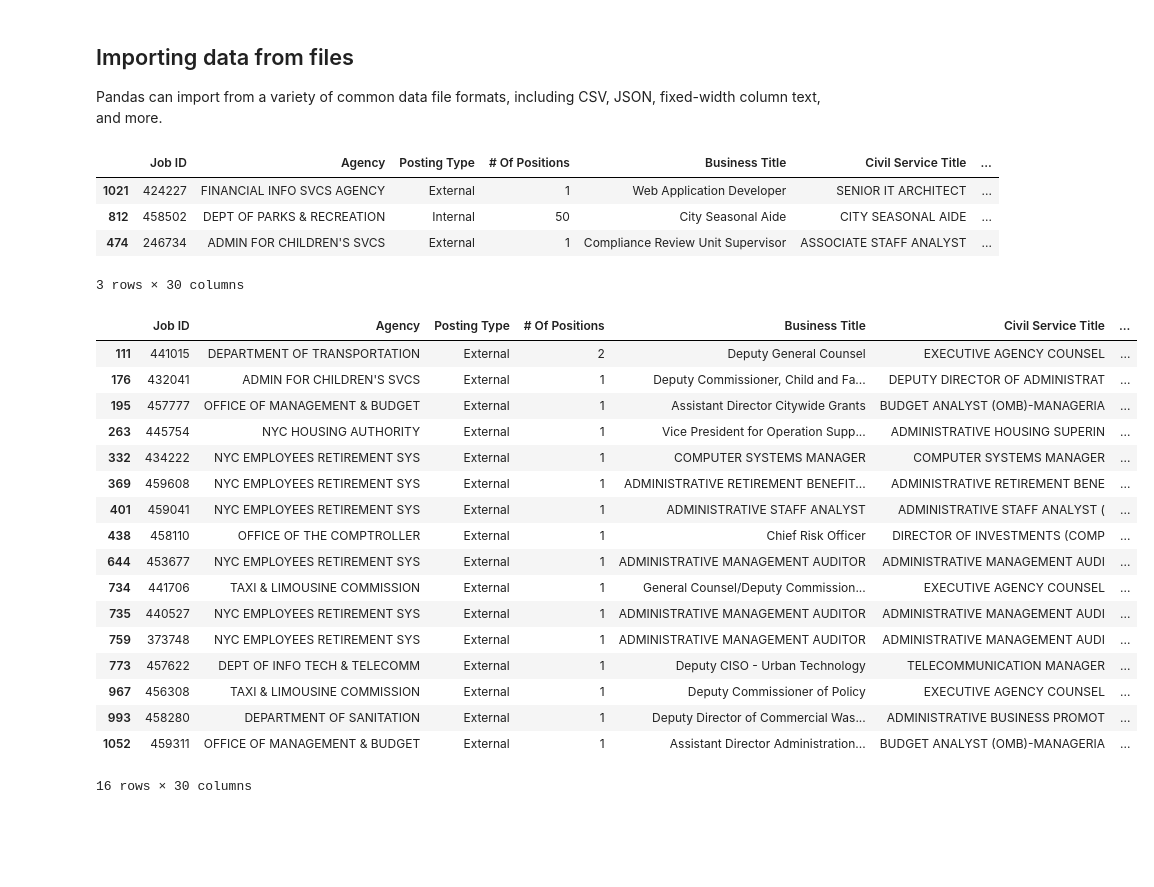
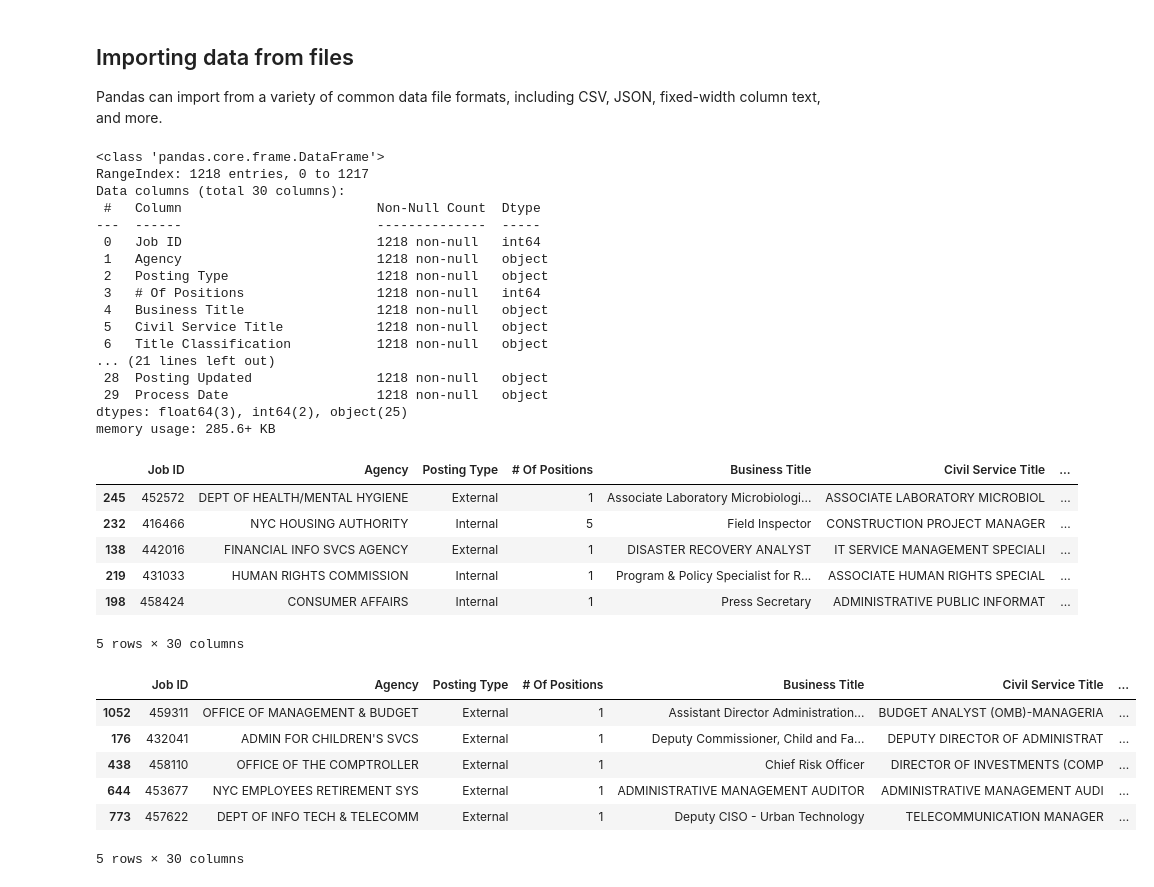
Before and after one commit to nyu-database-design/course-materials, a Jupyter notebook: docs/files/jupyter/pandas_dataframe.ipynb, the cells around one changed output. Saved outputs shown, nothing was run; the diff lists cells and outputs as text; code cells hidden in the pictures; blank space fills up the shorter version.

```diff
--- a/docs/files/jupyter/pandas_dataframe.ipynb
+++ b/docs/files/jupyter/pandas_dataframe.ipynb
@@ -128,34 +217,49 @@ Pandas can import from a variety of common data file formats, including CSV, JSO
 # %%
 # open data about NYC jobs from https://data.cityofnewyork.us/City-Government/NYC-Jobs/kpav-sd4t
 df = pd.read_csv('./NYC_Jobs.csv')
+# %%
+# get the DataFrame's schema - notice the auto-detection of data types
+df.info()
+# %% [output]
+<class 'pandas.core.frame.DataFrame'>
+RangeIndex: 1218 entries, 0 to 1217
+Data columns (total 30 columns):
+ #   Column                         Non-Null Count  Dtype
+---  ------                         --------------  -----
+ 0   Job ID                         1218 non-null   int64
+ 1   Agency                         1218 non-null   object
+ 2   Posting Type                   1218 non-null   object
+ 3   # Of Positions                 1218 non-null   int64
+ 4   Business Title                 1218 non-null   object
+ 5   Civil Service Title            1218 non-null   object
+ 6   Title Classification           1218 non-null   object
+... (21 lines left out)
+ 28  Posting Updated                1218 non-null   object
+ 29  Process Date                   1218 non-null   object
+dtypes: float64(3), int64(2), object(25)
+memory usage: 285.6+ KB
 # %%
 # show a few randomly-sampled rows
-df.sample(3)
+df.sample(5)
 # %% [output]
 |  | Job ID | Agency | Posting Type | # Of Positions | Business Title | Civil Service Title | ... |
-| 1021 | 424227 | FINANCIAL INFO SVCS AGENCY | External | 1 | Web Application Developer | SENIOR IT ARCHITECT | ... |
-| 812 | 458502 | DEPT OF PARKS & RECREATION | Internal | 50 | City Seasonal Aide | CITY SEASONAL AIDE | ... |
-| 474 | 246734 | ADMIN FOR CHILDREN'S SVCS | External | 1 | Compliance Review Unit Supervisor | ASSOCIATE STAFF ANALYST | ... |
+| 245 | 452572 | DEPT OF HEALTH/MENTAL HYGIENE | External | 1 | Associate Laboratory Microbiologi... | ASSOCIATE LABORATORY MICROBIOL | ... |
+| 232 | 416466 | NYC HOUSING AUTHORITY | Internal | 5 | Field Inspector | CONSTRUCTION PROJECT MANAGER | ... |
+| 138 | 442016 | FINANCIAL INFO SVCS AGENCY | External | 1 | DISASTER RECOVERY ANALYST | IT SERVICE MANAGEMENT SPECIALI | ... |
+| 219 | 431033 | HUMAN RIGHTS COMMISSION | Internal | 1 | Program & Policy Specialist for R... | ASSOCIATE HUMAN RIGHTS SPECIAL | ... |
+| 198 | 458424 | CONSUMER AFFAIRS | Internal | 1 | Press Secretary | ADMINISTRATIVE PUBLIC INFORMAT | ... |
-3 rows × 30 columns
+5 rows × 30 columns
 # %%
 # look for good-paying jobs ( > $200,000) available for external candidates
-df[ (df['Posting Type'] == 'External') & (df['Salary Frequency'] == 'Annual') & (df['Salary Range To'] >= 200000) ]
+df_external_jobs = df[ df['Posting Type'] == 'External' ]
+df_external_annual_jobs = df_external_jobs[ df_external_jobs['Salary Frequency'] == 'Annual' ]
+df_external_annual_jobs_over_200k = df_external_annual_jobs[ df_external_annual_jobs['Salary Range To'] >= 200000 ]
+df_external_annual_jobs_over_200k.sample(5)
 # %% [output]
 |  | Job ID | Agency | Posting Type | # Of Positions | Business Title | Civil Service Title | ... |
-| 111 | 441015 | DEPARTMENT OF TRANSPORTATION | External | 2 | Deputy General Counsel | EXECUTIVE AGENCY COUNSEL | ... |
+| 1052 | 459311 | OFFICE OF MANAGEMENT & BUDGET | External | 1 | Assistant Director Administration... | BUDGET ANALYST (OMB)-MANAGERIA | ... |
 | 176 | 432041 | ADMIN FOR CHILDREN'S SVCS | External | 1 | Deputy Commissioner, Child and Fa... | DEPUTY DIRECTOR OF ADMINISTRAT | ... |
-| 195 | 457777 | OFFICE OF MANAGEMENT & BUDGET | External | 1 | Assistant Director Citywide Grants | BUDGET ANALYST (OMB)-MANAGERIA | ... |
-| 263 | 445754 | NYC HOUSING AUTHORITY | External | 1 | Vice President for Operation Supp... | ADMINISTRATIVE HOUSING SUPERIN | ... |
-| 332 | 434222 | NYC EMPLOYEES RETIREMENT SYS | External | 1 | COMPUTER SYSTEMS MANAGER | COMPUTER SYSTEMS MANAGER | ... |
-| 369 | 459608 | NYC EMPLOYEES RETIREMENT SYS | External | 1 | ADMINISTRATIVE RETIREMENT BENEFIT... | ADMINISTRATIVE RETIREMENT BENE | ... |
-| 401 | 459041 | NYC EMPLOYEES RETIREMENT SYS | External | 1 | ADMINISTRATIVE STAFF ANALYST | ADMINISTRATIVE STAFF ANALYST ( | ... |
 | 438 | 458110 | OFFICE OF THE COMPTROLLER | External | 1 | Chief Risk Officer | DIRECTOR OF INVESTMENTS (COMP | ... |
 | 644 | 453677 | NYC EMPLOYEES RETIREMENT SYS | External | 1 | ADMINISTRATIVE MANAGEMENT AUDITOR | ADMINISTRATIVE MANAGEMENT AUDI | ... |
-| 734 | 441706 | TAXI & LIMOUSINE COMMISSION | External | 1 | General Counsel/Deputy Commission... | EXECUTIVE AGENCY COUNSEL | ... |
-| 735 | 440527 | NYC EMPLOYEES RETIREMENT SYS | External | 1 | ADMINISTRATIVE MANAGEMENT AUDITOR | ADMINISTRATIVE MANAGEMENT AUDI | ... |
-| 759 | 373748 | NYC EMPLOYEES RETIREMENT SYS | External | 1 | ADMINISTRATIVE MANAGEMENT AUDITOR | ADMINISTRATIVE MANAGEMENT AUDI | ... |
 | 773 | 457622 | DEPT OF INFO TECH & TELECOMM | External | 1 | Deputy CISO - Urban Technology | TELECOMMUNICATION MANAGER | ... |
-| 967 | 456308 | TAXI & LIMOUSINE COMMISSION | External | 1 | Deputy Commissioner of Policy | EXECUTIVE AGENCY COUNSEL | ... |
-| 993 | 458280 | DEPARTMENT OF SANITATION | External | 1 | Deputy Director of Commercial Was... | ADMINISTRATIVE BUSINESS PROMOT | ... |
-| 1052 | 459311 | OFFICE OF MANAGEMENT & BUDGET | External | 1 | Assistant Director Administration... | BUDGET ANALYST (OMB)-MANAGERIA | ... |
-16 rows × 30 columns
+5 rows × 30 columns
```
Also changed, not shown: parts of 25 cells of this notebook, 1 other file.
